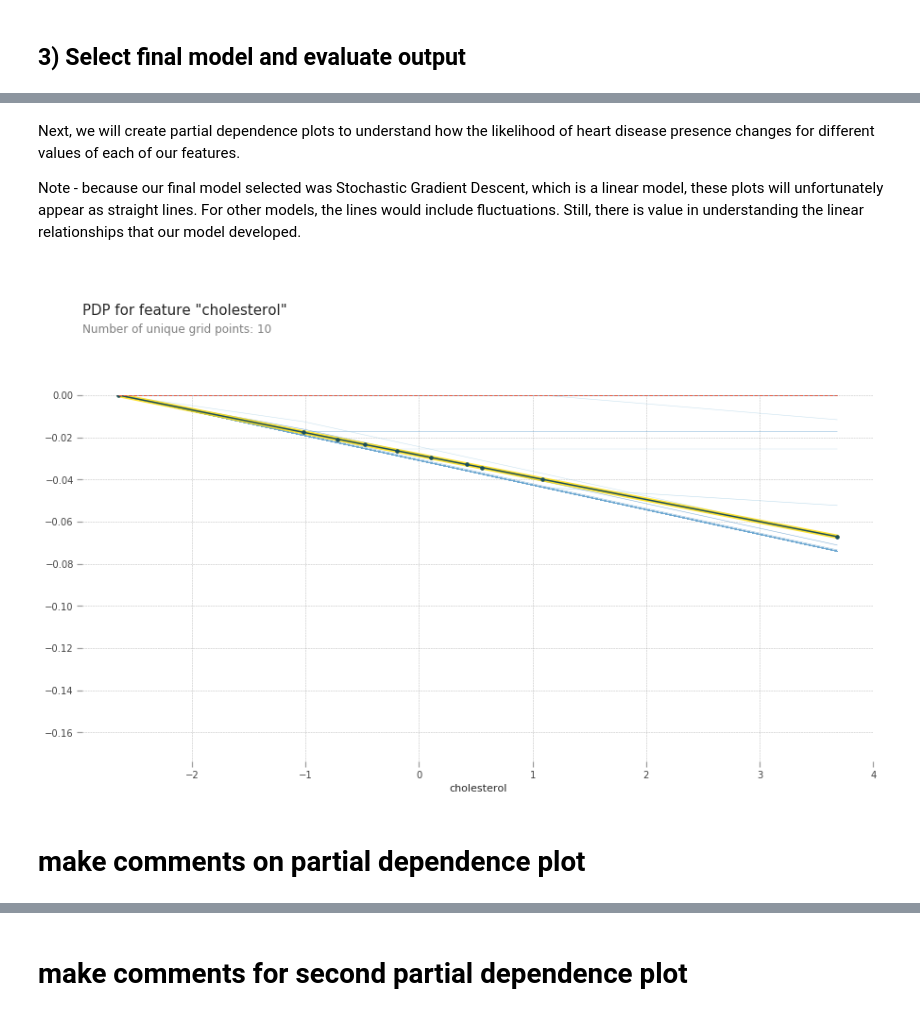
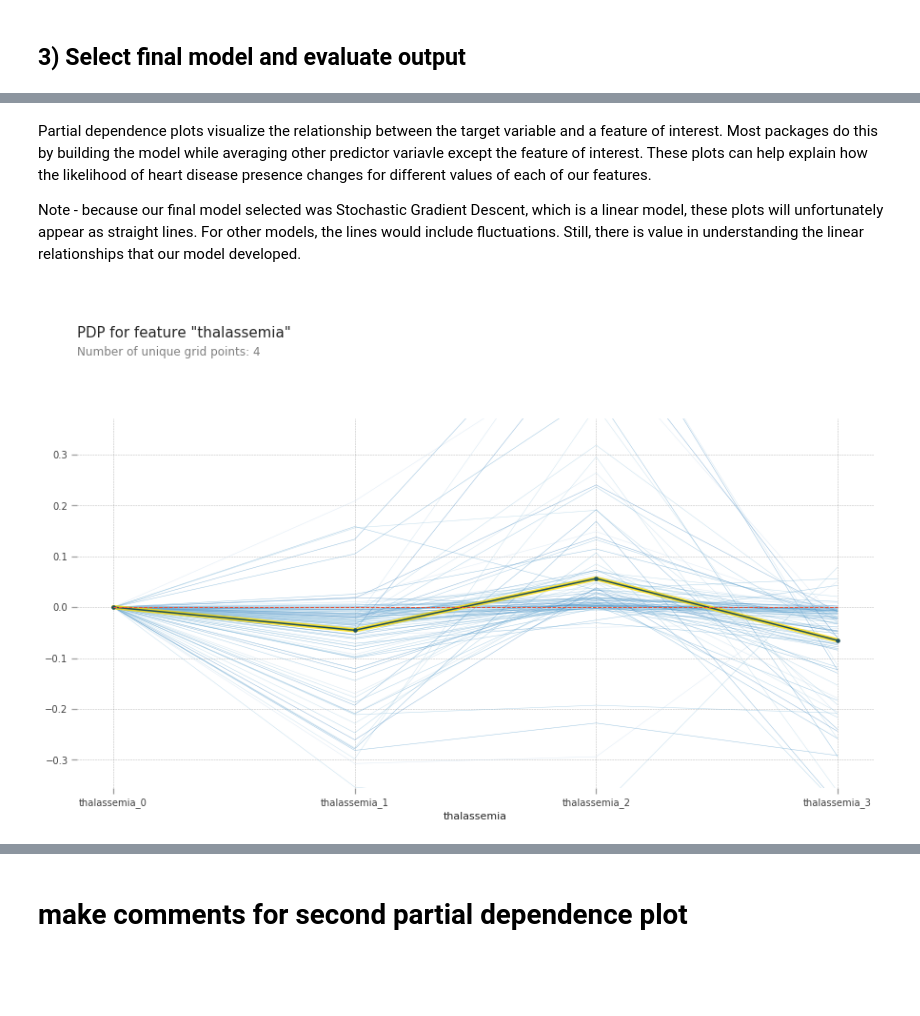
Before and after one commit to airnel48/Heart-Disease-Prediction, a Jupyter notebook: Predict-Heart-Disease-Cleveland-Database.ipynb, the cells around one changed output, grey strips where cells are left out. Cells and saved outputs as stored; diff of their text form; code cells hidden in the pictures; blank space fills up the shorter version.

Commit message:
finalize model, fix cutoff threshold, fix shapley plot

```diff
--- a/Predict-Heart-Disease-Cleveland-Database.ipynb
+++ b/Predict-Heart-Disease-Cleveland-Database.ipynb
@@ -334,8 +334,8 @@ x_train, x_validation, y_train, y_validation = train_test_split(x, y, test_size=
 # define parameters for 10-fold cross validation
 # selecting k = 10 given the rather small size of this dataset
 
-from sklearn.model_selection import StratifiedKFold
-cv = StratifiedKFold(n_splits=10, random_state=0, shuffle=True)
+from sklearn.model_selection import KFold
+cv = KFold(n_splits=10, random_state=0, shuffle=True)
 # %%
 # standardize features prior to use in models
 
@@ -722,9 +751,9 @@ Of the 27 cases without heart disease, we correctly identified 15 leading to a F
 import eli5
 from eli5.sklearn import PermutationImportance
 
-features = x.columns.values.tolist()
+features = x_validation.columns.values.tolist()
 
-perm = PermutationImportance(model, random_state=0).fit(x_validation_standard,y_validation)
+perm = PermutationImportance(model, random_state=0).fit(x_validation,y_validation)
 eli5.show_weights(perm, feature_names=features, top=30)
 # %% [output]
 | Weight | Feature |
@@ -751,24 +800,18 @@ There are few negatively related indicators as well including chest_pain_type_3,
 # %% [markdown]
-Next, we will create partial dependence plots to understand how the likelihood of heart disease presence changes for different values of each of our features.
+Partial dependence plots visualize the relationship between the target variable and a feature of interest. Most packages do this by building the model while averaging other predictor variavle except the feature of interest. These plots can help explain how the likelihood of heart disease presence changes for different values of each of our features.
 
 Note - because our final model selected was Stochastic Gradient Descent, which is a linear model, these plots will unfortunately appear as straight lines. For other models, the lines would include fluctuations. Still, there is value in understanding the linear relationships that our model developed.
 # %%
-# partial dependence plots
+# partial dependence plot for one-hot-encoded variables
 
-#%matplotlib inline
-
-from pdpbox import pdp, info_plots
-
-plot_feature = 'cholesterol'
-
-pdp_isolate = pdp.pdp_isolate(model=model,
-                              dataset=x_validation_standard,
-                              model_features=features,
-                              feature=plot_feature)
-
-pdp.pdp_plot(pdp_isolate, plot_feature, plot_lines=True)
+pdp_onehot = pdp.pdp_isolate(model=model,
+                             dataset=x_train,
+                             model_features=features,
+                             feature=['thalassemia_0',
+                                      'thalassemia_1',
+                                      'thalassemia_2',
+                                      'thalassemia_3'])
+pdp.pdp_plot(pdp_onehot, 'thalassemia', center=True, plot_lines=True,frac_to_plot=100)
 plt.show()
 # %% [output]
-[figure, old version]
+[figure, new version]
-# %% [markdown]
-# make comments on partial dependence plot
```
Also changed, not shown: parts of 16 cells of this notebook.
